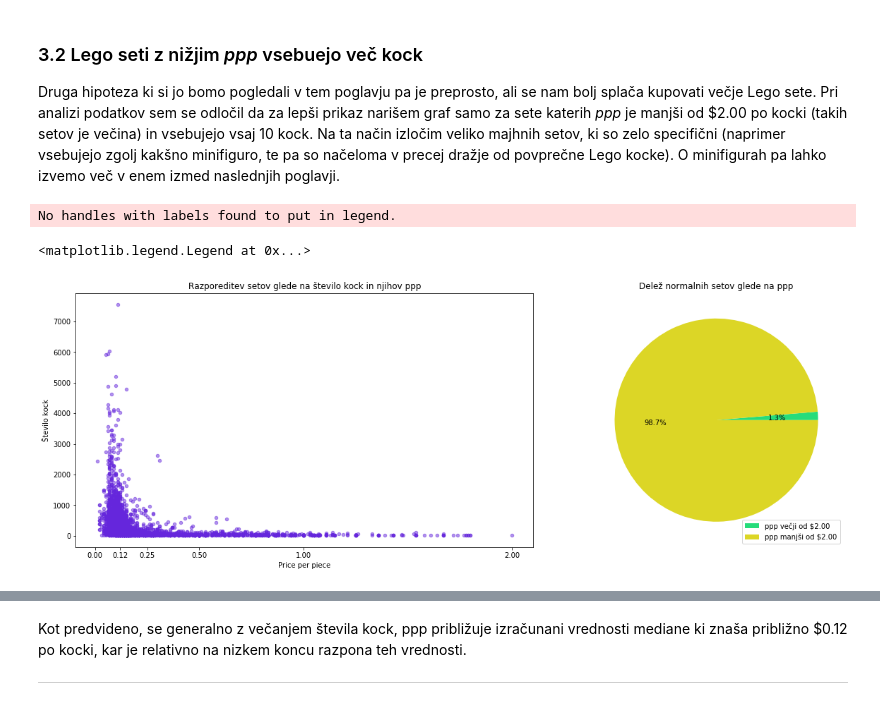
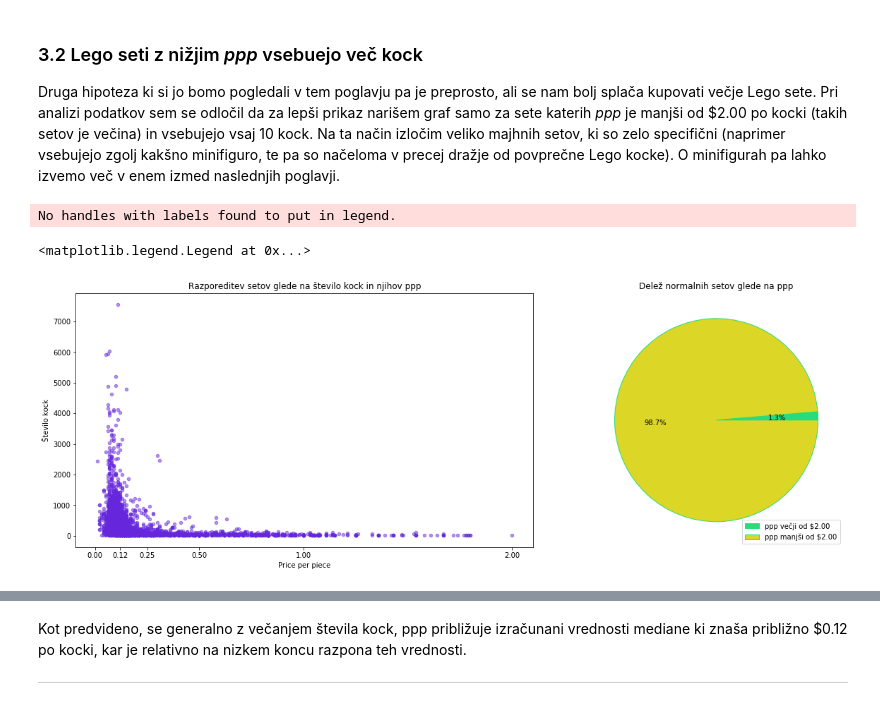
Before and after one commit to kazi99/Lego-sets, a Jupyter notebook: lego_analiza.ipynb, the cells around one changed output, grey strips where cells are left out. Drawn from its saved outputs; the diff is of its cells as text; code cells hidden in the pictures.

```diff
--- a/lego_analiza.ipynb
+++ b/lego_analiza.ipynb
@@ -195,22 +197,22 @@ Druga hipoteza ki si jo bomo pogledali v tem poglavju pa je preprosto, ali se na
 # %%
 fig32 = plt.figure(1, figsize=(9,5))
 ax32a = fig32.add_subplot(111, position=[0,0,1,1])
 sets[(sets.true_ppp <= 2) & (sets.st_kock > 10)].plot.scatter(x='true_ppp', y='st_kock', ax=ax32a, color='#6526DC', alpha=0.5, title='Razporeditev setov glede na število kock in njihov ppp', xticks=[0.00, 0.12, 0.25, 0.50, 1.00, 2.00])
 ax32a.set_ylabel('Število kock')
 ax32a.set_xlabel('Price per piece')
 
 ax32b = fig32.add_subplot(121, position=[0.9,0,1,1])
 big_ppp = sets[sets.true_ppp >= 2].true_ppp.count()
 normal_ppp = sets[sets.true_ppp < 2].true_ppp.count()
 ppp_dilema = pd.DataFrame({'ppp' : [big_ppp, normal_ppp]}, index=['ppp večji od $2.00', 'ppp manjši od $2.00'])
-ppp_dilema.plot.pie(subplots=True, ax=ax32b, colors=['#DCD626', '#26DC7B'][::-1], autopct='%0.1f%%', labels=None)
+ppp_dilema.plot.pie(subplots=True, ax=ax32b, colors=['#DCD626', '#26DC7B'][::-1], autopct='%0.1f%%', labels=None, wedgeprops={'edgecolor' : '#26DC7B', 'width' : 1})
 ax32b.set_title('Delež normalnih setov glede na ppp')
 ax32b.set_ylabel('')
 ax32b.legend(loc=4, labels=ppp_dilema.index)
 # %% [output]
 No handles with labels found to put in legend.
 <matplotlib.legend.Legend at 0x...>
-[figure, old version]
+[figure, new version]
 # %%
 sets[sets.true_ppp >= 2].head(8)
 # %% [output]
```
Also changed, not shown: parts of 7 cells of this notebook.
